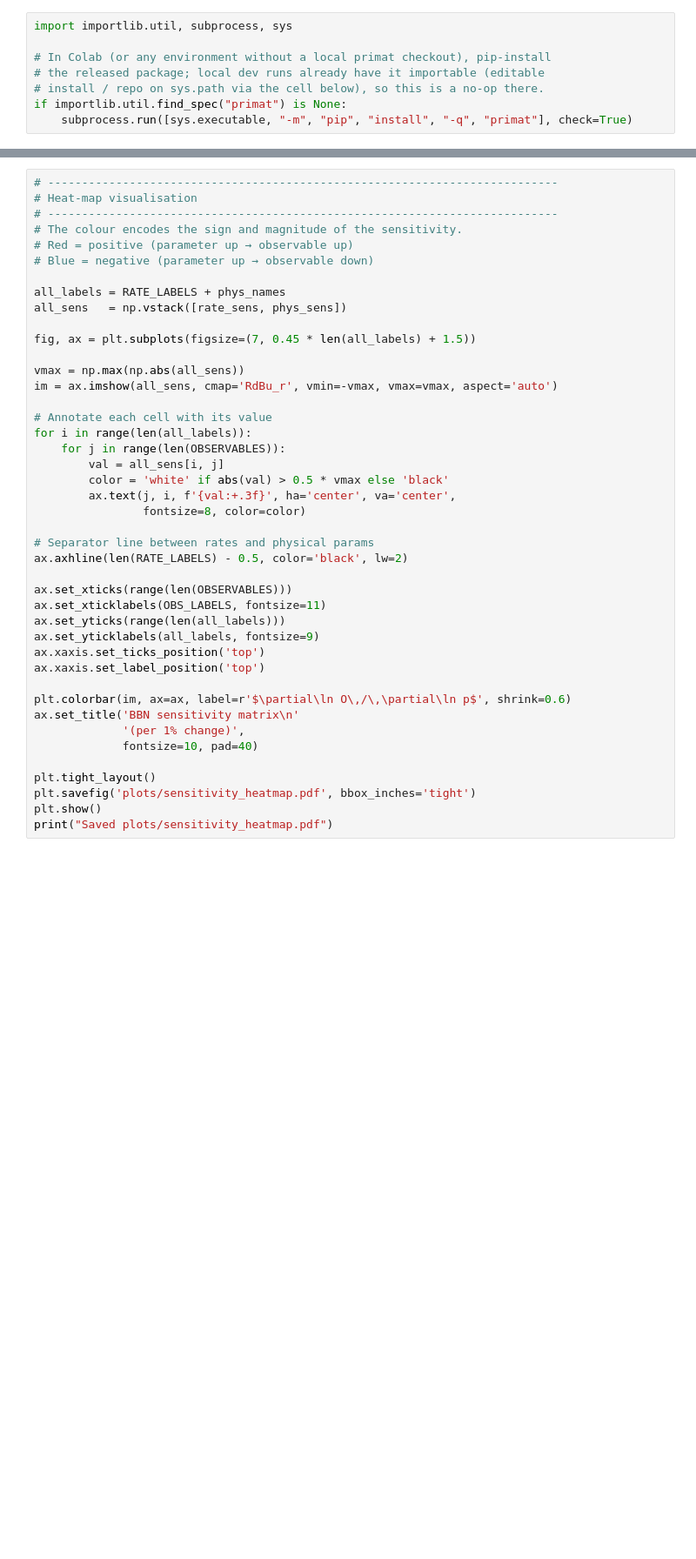
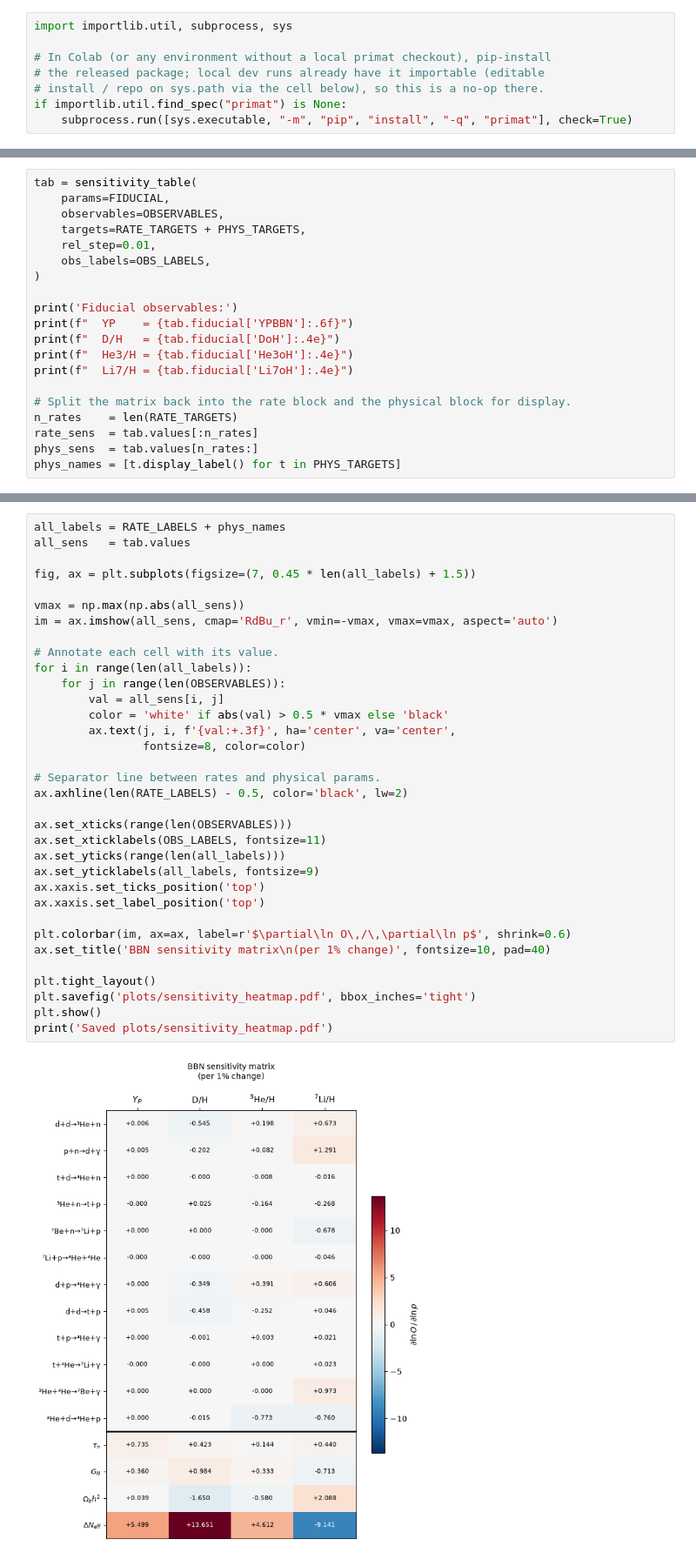
Before and after one commit to CyrilPitrou/primat, a Jupyter notebook: notebooks/Sensitivity.ipynb, the cells around one changed output, grey strips where cells are left out. Shown at 87% size. Drawn from its saved outputs; the diff is of its cells as text; blank space fills up the shorter version.

```diff
--- a/notebooks/Sensitivity.ipynb
+++ b/notebooks/Sensitivity.ipynb
@@ -223,0 +120,20 @@ Done.
+# %%
+tab = sensitivity_table(
+    params=FIDUCIAL,
+    observables=OBSERVABLES,
+    targets=RATE_TARGETS + PHYS_TARGETS,
+    rel_step=0.01,
+    obs_labels=OBS_LABELS,
+)
+
+print('Fiducial observables:')
+print(f"  YP    = {tab.fiducial['YPBBN']:.6f}")
+print(f"  D/H   = {tab.fiducial['DoH']:.4e}")
+print(f"  He3/H = {tab.fiducial['He3oH']:.4e}")
+print(f"  Li7/H = {tab.fiducial['Li7oH']:.4e}")
+
+# Split the matrix back into the rate block and the physical block for display.
+n_rates    = len(RATE_TARGETS)
+rate_sens  = tab.values[:n_rates]
+phys_sens  = tab.values[n_rates:]
+phys_names = [t.display_label() for t in PHYS_TARGETS]
@@ -269,45 +197,37 @@ $\Delta N_{\rm eff}$         5.4992779  13.6511699   4.6124570  -9.1411305
 # %%
-# ---------------------------------------------------------------------------
-# Heat-map visualisation
-# ---------------------------------------------------------------------------
-# The colour encodes the sign and magnitude of the sensitivity.
-# Red = positive (parameter up → observable up)
-# Blue = negative (parameter up → observable down)
-
 all_labels = RATE_LABELS + phys_names
-all_sens   = np.vstack([rate_sens, phys_sens])
+all_sens   = tab.values
 
 fig, ax = plt.subplots(figsize=(7, 0.45 * len(all_labels) + 1.5))
 
 vmax = np.max(np.abs(all_sens))
 im = ax.imshow(all_sens, cmap='RdBu_r', vmin=-vmax, vmax=vmax, aspect='auto')
 
-# Annotate each cell with its value
+# Annotate each cell with its value.
 for i in range(len(all_labels)):
     for j in range(len(OBSERVABLES)):
         val = all_sens[i, j]
         color = 'white' if abs(val) > 0.5 * vmax else 'black'
         ax.text(j, i, f'{val:+.3f}', ha='center', va='center',
                 fontsize=8, color=color)
 
-# Separator line between rates and physical params
+# Separator line between rates and physical params.
 ax.axhline(len(RATE_LABELS) - 0.5, color='black', lw=2)
 
 ax.set_xticks(range(len(OBSERVABLES)))
 ax.set_xticklabels(OBS_LABELS, fontsize=11)
 ax.set_yticks(range(len(all_labels)))
 ax.set_yticklabels(all_labels, fontsize=9)
 ax.xaxis.set_ticks_position('top')
 ax.xaxis.set_label_position('top')
 
 plt.colorbar(im, ax=ax, label=r'$\partial\ln O\,/\,\partial\ln p$', shrink=0.6)
-ax.set_title('BBN sensitivity matrix\n'
-             '(per 1% change)',
-             fontsize=10, pad=40)
+ax.set_title('BBN sensitivity matrix\n(per 1% change)', fontsize=10, pad=40)
 
 plt.tight_layout()
 plt.savefig('plots/sensitivity_heatmap.pdf', bbox_inches='tight')
 plt.show()
-print("Saved plots/sensitivity_heatmap.pdf")
+print('Saved plots/sensitivity_heatmap.pdf')
 # %% [output]
+[figure, added]
 Saved plots/sensitivity_heatmap.pdf
```
Also changed, not shown: parts of 15 cells of this notebook, 9 other files.
